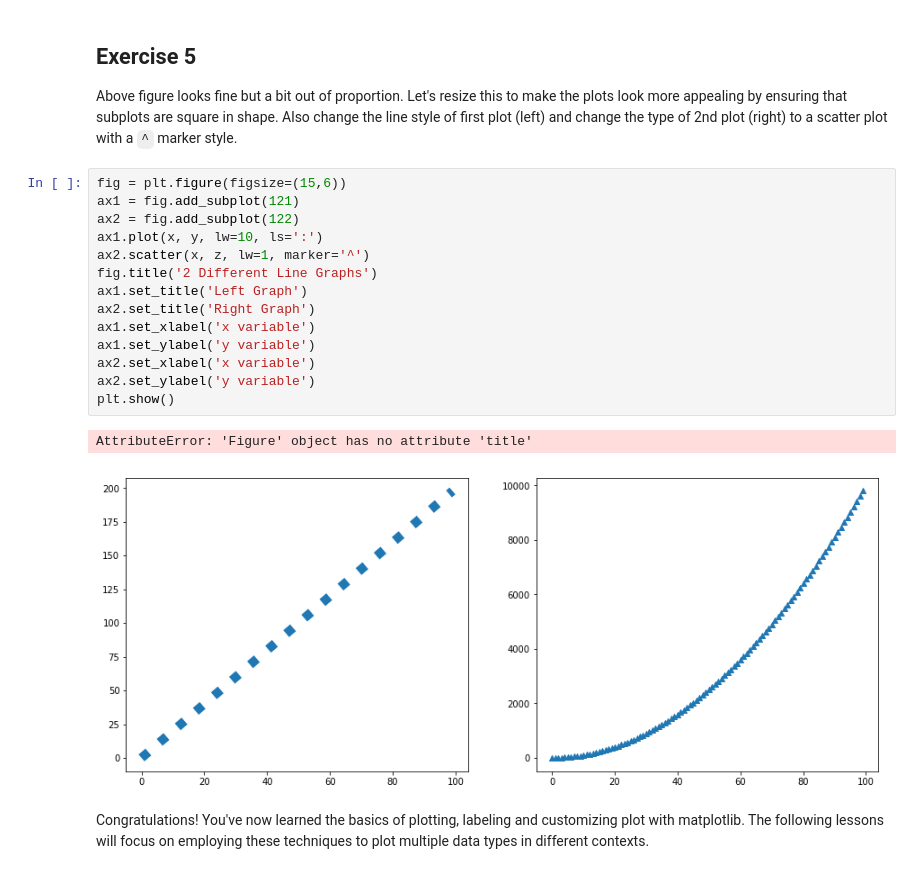
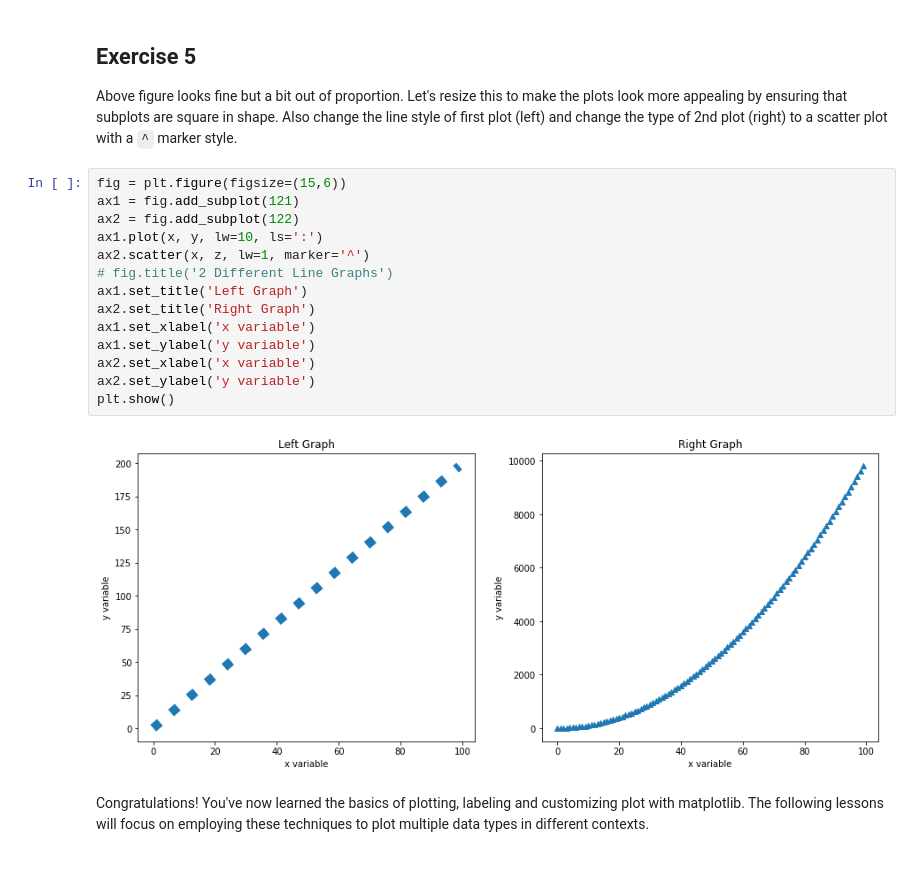
Before and after one commit to kathrinv/dsc-more-practice-with-matplotlib-lab-nyc-ds-082619, a Jupyter notebook: index.ipynb, the cells around one changed output. Saved outputs shown, nothing was run; the diff lists cells and outputs as text.

```diff
--- a/index.ipynb
+++ b/index.ipynb
@@ -137,20 +137,19 @@ Above figure looks fine but a bit out of proportion. Let's resize this to make t
 # %%
 fig = plt.figure(figsize=(15,6))
 ax1 = fig.add_subplot(121)
 ax2 = fig.add_subplot(122)
 ax1.plot(x, y, lw=10, ls=':')
 ax2.scatter(x, z, lw=1, marker='^')
-fig.title('2 Different Line Graphs')
+# fig.title('2 Different Line Graphs')
 ax1.set_title('Left Graph')
 ax2.set_title('Right Graph')
 ax1.set_xlabel('x variable')
 ax1.set_ylabel('y variable')
 ax2.set_xlabel('x variable')
 ax2.set_ylabel('y variable')
 plt.show()
 # %% [output]
-AttributeError: 'Figure' object has no attribute 'title'
-[figure, old version]
+[figure, new version]
 # %% [markdown]
 Congratulations! You've now learned the basics of plotting, labeling and customizing plot with matplotlib. The following lessons will focus on employing these techniques to plot multiple data types in different contexts.
 # %% [markdown]
```
